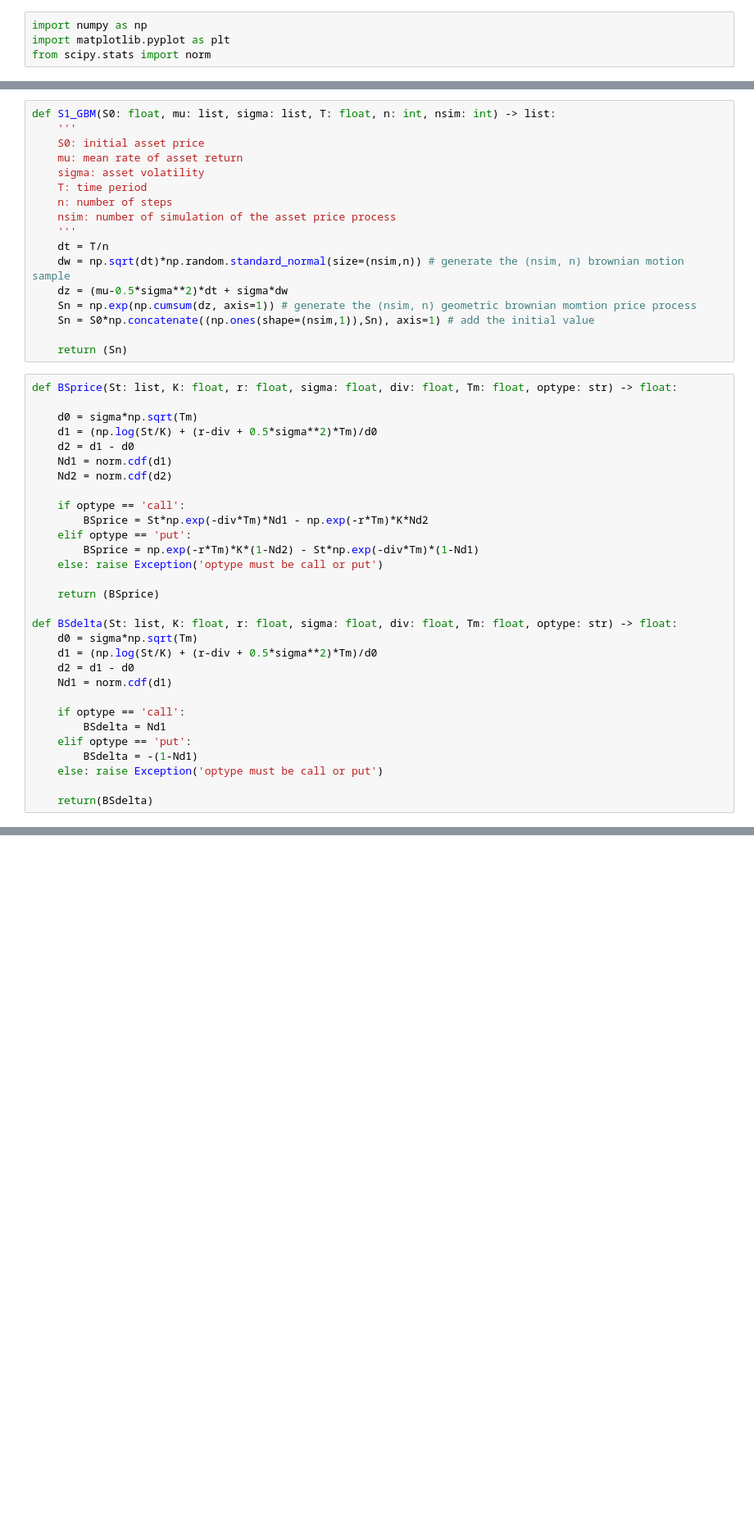
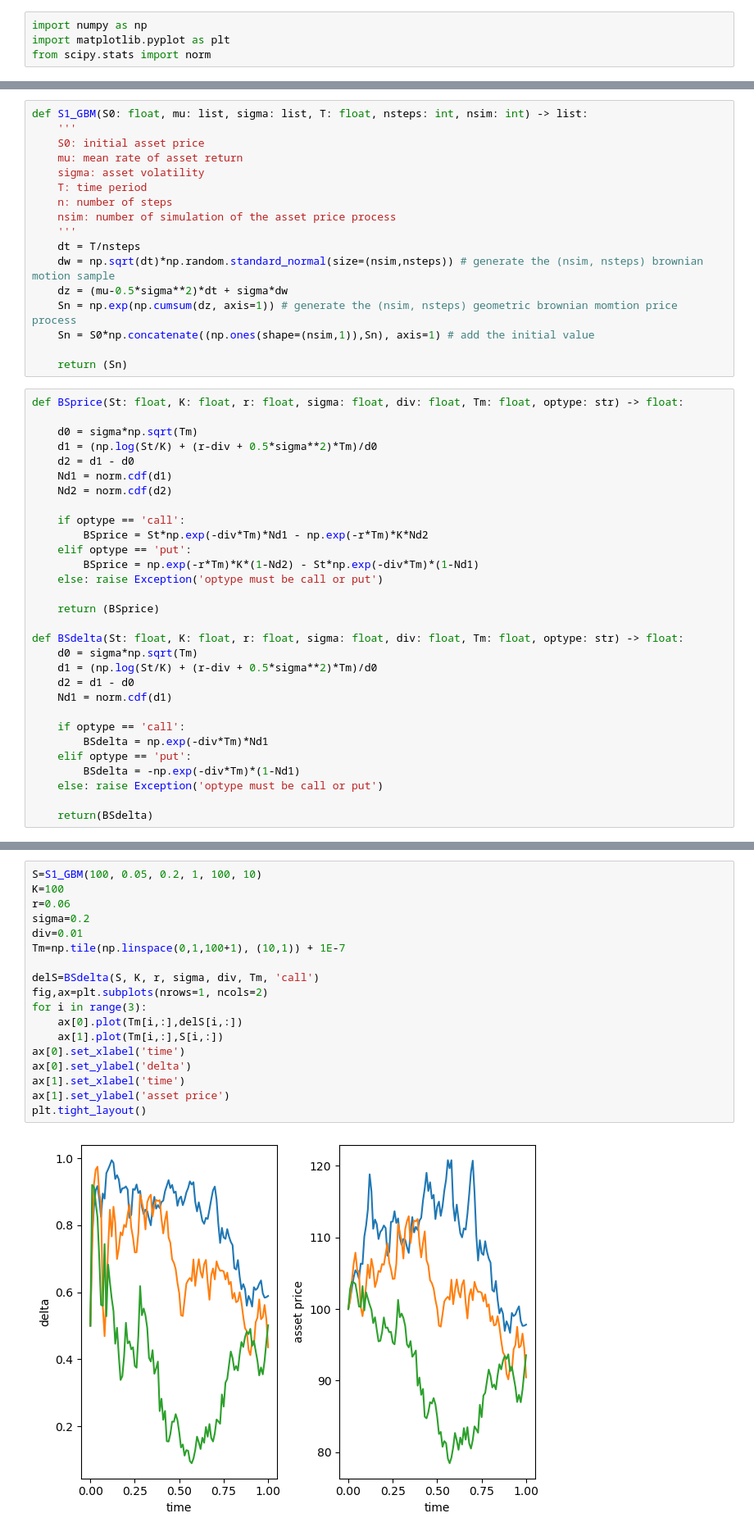
Before and after one commit to soubhik1919/QLib, a Jupyter notebook: VarReduceCV_MonteCarlo.ipynb, the cells around one changed output, grey strips where cells are left out. Shown: that part at 82% size. Cells and saved outputs as stored; diff of their text form; blank space fills up the shorter version.

Commit message:
delta control variate and convergence

```diff
--- a/VarReduceCV_MonteCarlo.ipynb
+++ b/VarReduceCV_MonteCarlo.ipynb
@@ -5,5 +34,5 @@ from scipy.stats import norm
 # %%
-def S1_GBM(S0: float, mu: list, sigma: list, T: float, n: int, nsim: int) -> list:
+def S1_GBM(S0: float, mu: list, sigma: list, T: float, nsteps: int, nsim: int) -> list:
     '''
     S0: initial asset price
     mu: mean rate of asset return
@@ -12,15 +41,15 @@ def S1_GBM(S0: float, mu: list, sigma: list, T: float, n: int, nsim: int) -> lis
     n: number of steps
     nsim: number of simulation of the asset price process
     '''
-    dt = T/n
-    dw = np.sqrt(dt)*np.random.standard_normal(size=(nsim,n)) # generate the (nsim, n) brownian motion sample
+    dt = T/nsteps
+    dw = np.sqrt(dt)*np.random.standard_normal(size=(nsim,nsteps)) # generate the (nsim, nsteps) brownian motion sample
     dz = (mu-0.5*sigma**2)*dt + sigma*dw
-    Sn = np.exp(np.cumsum(dz, axis=1)) # generate the (nsim, n) geometric brownian momtion price process
+    Sn = np.exp(np.cumsum(dz, axis=1)) # generate the (nsim, nsteps) geometric brownian momtion price process
     Sn = S0*np.concatenate((np.ones(shape=(nsim,1)),Sn), axis=1) # add the initial value
 
     return (Sn)
 # %%
-def BSprice(St: list, K: float, r: float, sigma: float, div: float, Tm: float, optype: str) -> float:
+def BSprice(St: float, K: float, r: float, sigma: float, div: float, Tm: float, optype: str) -> float:
 
     d0 = sigma*np.sqrt(Tm)
     d1 = (np.log(St/K) + (r-div + 0.5*sigma**2)*Tm)/d0
@@ -36,16 +65,16 @@ def BSprice(St: list, K: float, r: float, sigma: float, div: float, Tm: float, o
 
     return (BSprice)
 
-def BSdelta(St: list, K: float, r: float, sigma: float, div: float, Tm: float, optype: str) -> float:
+def BSdelta(St: float, K: float, r: float, sigma: float, div: float, Tm: float, optype: str) -> float:
     d0 = sigma*np.sqrt(Tm)
     d1 = (np.log(St/K) + (r-div + 0.5*sigma**2)*Tm)/d0
     d2 = d1 - d0
     Nd1 = norm.cdf(d1)
 
     if optype == 'call':
-        BSdelta = Nd1
+        BSdelta = np.exp(-div*Tm)*Nd1
     elif optype == 'put':
-        BSdelta = -(1-Nd1)
+        BSdelta = -np.exp(-div*Tm)*(1-Nd1)
     else: raise Exception('optype must be call or put')
 
     return(BSdelta)
@@ -51,0 +90,20 @@ def BSdelta(St: list, K: float, r: float, sigma: float, div: float, Tm: float, o
+# %%
+S=S1_GBM(100, 0.05, 0.2, 1, 100, 10)
+K=100
+r=0.06
+sigma=0.2
+div=0.01
+Tm=np.tile(np.linspace(0,1,100+1), (10,1)) + 1E-7
+
+delS=BSdelta(S, K, r, sigma, div, Tm, 'call')
+fig,ax=plt.subplots(nrows=1, ncols=2)
+for i in range(3):
+    ax[0].plot(Tm[i,:],delS[i,:])
+    ax[1].plot(Tm[i,:],S[i,:])
+ax[0].set_xlabel('time')
+ax[0].set_ylabel('delta')
+ax[1].set_xlabel('time')
+ax[1].set_ylabel('asset price')
+plt.tight_layout()
+# %% [output]
+[figure, added]
```
Also changed, not shown: parts of 5 cells of this notebook, 3 other files.
